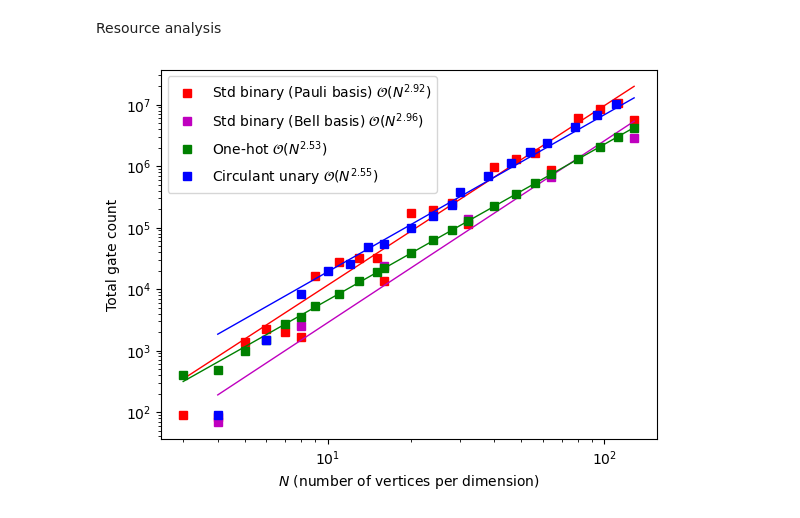
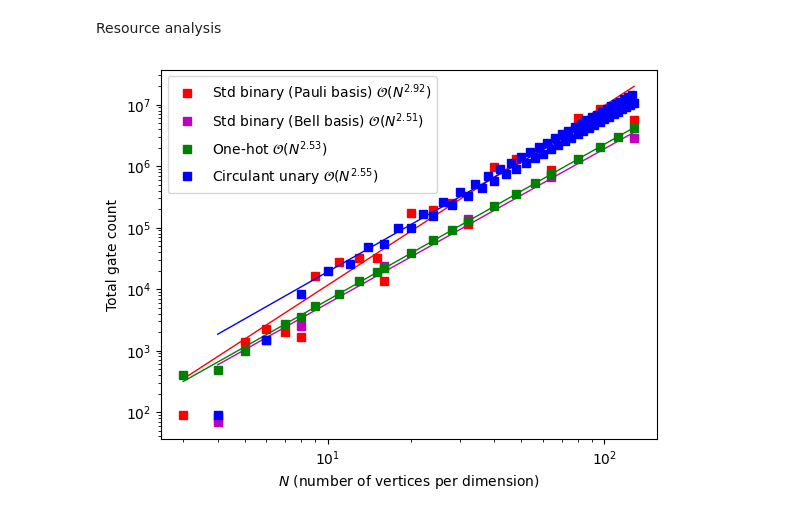
Before and after one commit to jli0108/quantum-diff-eq-ham-ebd, a Jupyter notebook: src/figures_2d_advection.ipynb, the cells around one changed output. Cells and saved outputs as stored; diff of their text form; code cells hidden in the pictures.

Commit message:
update figure

```diff
--- a/src/figures_2d_advection.ipynb
+++ b/src/figures_2d_advection.ipynb
@@ -315,7 +315,7 @@ bell_basis_trotter_steps = bell_basis_data["bell_basis_trotter_steps"]
 bell_basis_one_qubit_gate_count_per_trotter_step = bell_basis_data["bell_basis_one_qubit_gate_count_per_trotter_step"]
 bell_basis_two_qubit_gate_count_per_trotter_step = bell_basis_data["bell_basis_two_qubit_gate_count_per_trotter_step"]
 bell_basis_gate_count = bell_basis_trotter_steps * (bell_basis_one_qubit_gate_count_per_trotter_step + bell_basis_two_qubit_gate_count_per_trotter_step)
-bell_basis_fit = np.polyfit(np.log(N_vals_bell_basis), np.log(bell_basis_gate_count), deg=1)
+bell_basis_fit = np.polyfit(np.log(N_vals_bell_basis[1:]), np.log(bell_basis_gate_count[1:]), deg=1)
 
 one_hot_data = np.load("../data/2d_advection/one_hot_second_order.npz")
 N_vals_one_hot = one_hot_data["N_vals_one_hot"]
@@ -351,27 +351,27 @@ for i in range(len(N_vals_binary)):
 # %%
 TICK_FONT = 5
 LEGEND_FONT = 7
 LABEL_FONT = 7
 TITLE_FONT = 8
 
 plt.plot(N_vals_binary[plot_indices], binary_gate_count[plot_indices], 's', color='red', label=fr"Std binary (Pauli basis) $\mathcal{{O}}\left(N^{{{binary_fit[0]:0.2f}}}\right)$")
 plt.plot(N_vals_binary, np.exp(binary_fit[1]) * N_vals_binary ** (binary_fit[0]), 'r-', linewidth=1)
 
 plt.plot(N_vals_bell_basis, bell_basis_gate_count, 's', color='m', label=fr"Std binary (Bell basis) $\mathcal{{O}}\left(N^{{{bell_basis_fit[0]:0.2f}}}\right)$")
 plt.plot(N_vals_bell_basis, np.exp(bell_basis_fit[1]) * N_vals_bell_basis ** (bell_basis_fit[0]), 'm-', linewidth=1)
 
 plt.plot(N_vals_one_hot[plot_indices], one_hot_gate_count[plot_indices], 's', color='g', label=rf"One-hot $\mathcal{{O}}\left(N^{{{one_hot_fit[0]:0.2f}}}\right)$")
 plt.plot(N_vals_one_hot, np.exp(one_hot_fit[1]) * N_vals_one_hot ** (one_hot_fit[0]), 'g-', linewidth=1)
 
-plt.plot(N_vals_unary[plot_indices[:-5]], unary_gate_count[plot_indices[:-5]], 's', color='b', label=rf"Circulant unary $\mathcal{{O}}\left(N^{{{unary_fit[0]:0.2f}}}\right)$")
+plt.plot(N_vals_unary, unary_gate_count, 's', color='b', label=rf"Circulant unary $\mathcal{{O}}\left(N^{{{unary_fit[0]:0.2f}}}\right)$")
 plt.plot(N_vals_unary, np.exp(unary_fit[1]) * N_vals_unary ** (unary_fit[0]), 'b-', linewidth=1)
 
 plt.yscale("log")
 plt.xscale("log")
 plt.xlabel(rf"$N$ (number of vertices per dimension)")
 plt.ylabel("Total gate count")
 plt.legend()
 plt.savefig("advection_resource_analysis.png", dpi=300, bbox_inches='tight')
 plt.show()
 # %% [output]
-[figure, old version]
+[figure, new version]
```
Also changed, not shown: 1 other file.
